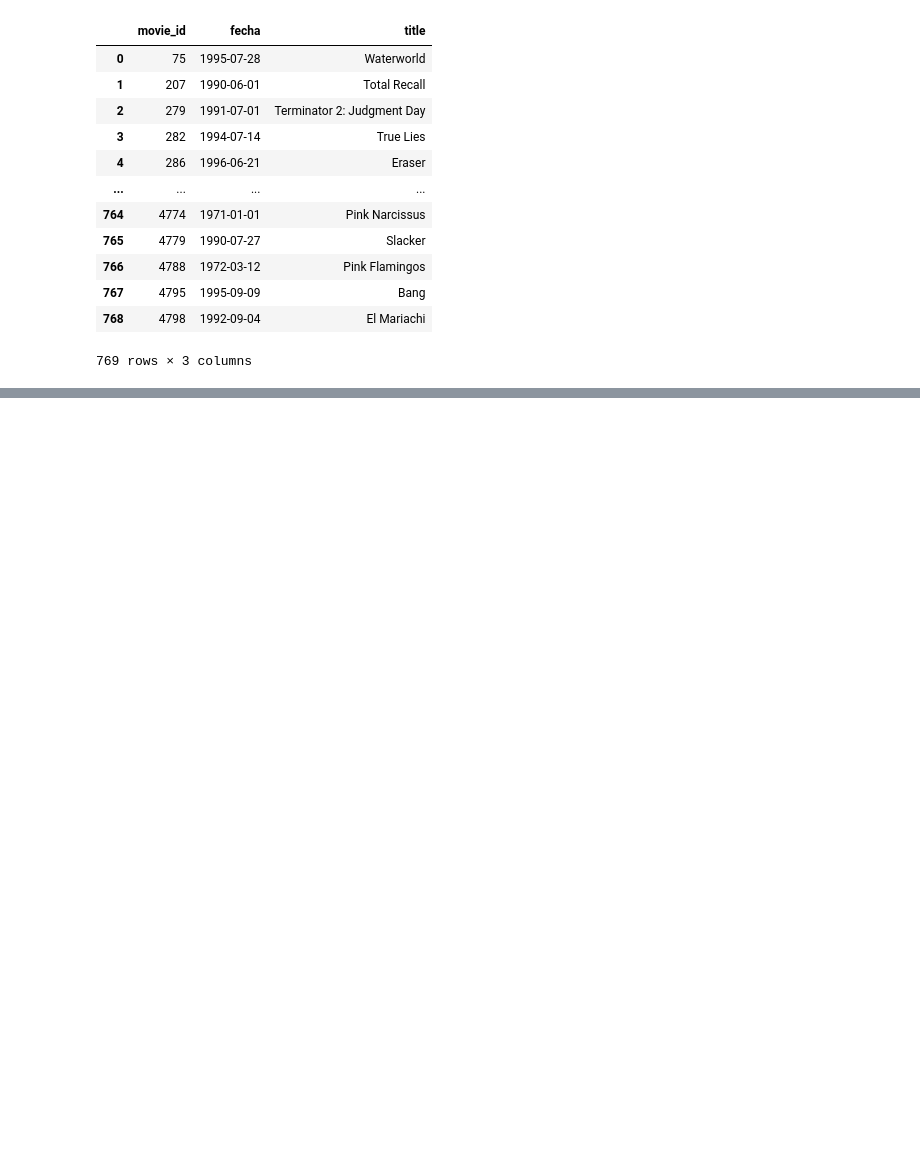
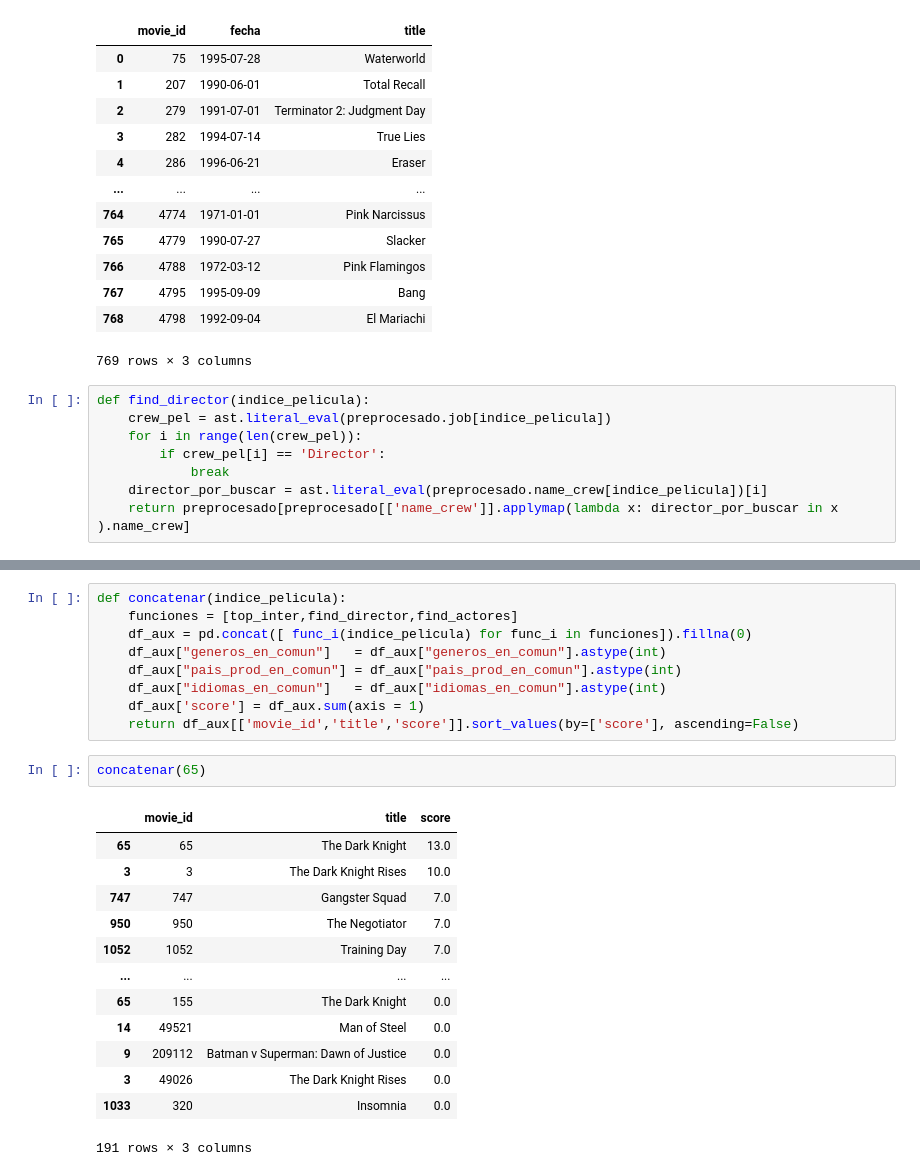
Before and after one commit to HugoMAT/Proyecto_Aplica, a Jupyter notebook: project/Untitled.ipynb, the cells around one changed output, grey strips where cells are left out. Saved outputs shown, nothing was run; the diff lists cells and outputs as text; blank space fills up the shorter version.

```diff
--- a/project/Untitled.ipynb
+++ b/project/Untitled.ipynb
@@ -726,3 +721,11 @@ fechas_limites(3607)
 | 767 | 4795 | 1995-09-09 | Bang |
 | 768 | 4798 | 1992-09-04 | El Mariachi |
 769 rows × 3 columns
+# %%
+def find_director(indice_pelicula):
+    crew_pel = ast.literal_eval(preprocesado.job[indice_pelicula])
+    for i in range(len(crew_pel)):
+        if crew_pel[i] == 'Director':
+            break
+    director_por_buscar = ast.literal_eval(preprocesado.name_crew[indice_pelicula])[i]
+    return preprocesado[preprocesado[['name_crew']].applymap(lambda x: director_por_buscar in x ).name_crew]
@@ -728,0 +775,25 @@ fechas_limites(3607)
+# %%
+def concatenar(indice_pelicula):
+    funciones = [top_inter,find_director,find_actores]
+    df_aux = pd.concat([ func_i(indice_pelicula) for func_i in funciones]).fillna(0)
+    df_aux["generos_en_comun"]   = df_aux["generos_en_comun"].astype(int)
+    df_aux["pais_prod_en_comun"] = df_aux["pais_prod_en_comun"].astype(int)
+    df_aux["idiomas_en_comun"]   = df_aux["idiomas_en_comun"].astype(int)
+    df_aux['score'] = df_aux.sum(axis = 1)
+    return df_aux[['movie_id','title','score']].sort_values(by=['score'], ascending=False)
+# %%
+concatenar(65)
+# %% [output]
+|  | movie_id | title | score |
+| 65 | 65 | The Dark Knight | 13.0 |
+| 3 | 3 | The Dark Knight Rises | 10.0 |
+| 747 | 747 | Gangster Squad | 7.0 |
+| 950 | 950 | The Negotiator | 7.0 |
+| 1052 | 1052 | Training Day | 7.0 |
+| ... | ... | ... | ... |
+| 65 | 155 | The Dark Knight | 0.0 |
+| 14 | 49521 | Man of Steel | 0.0 |
+| 9 | 209112 | Batman v Superman: Dawn of Justice | 0.0 |
+| 3 | 49026 | The Dark Knight Rises | 0.0 |
+| 1033 | 320 | Insomnia | 0.0 |
+191 rows × 3 columns
```
Also changed, not shown: parts of 9 cells of this notebook, 3 other files.
